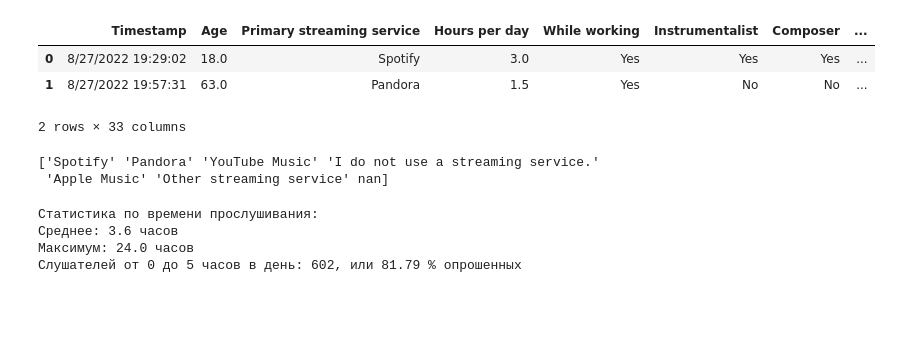
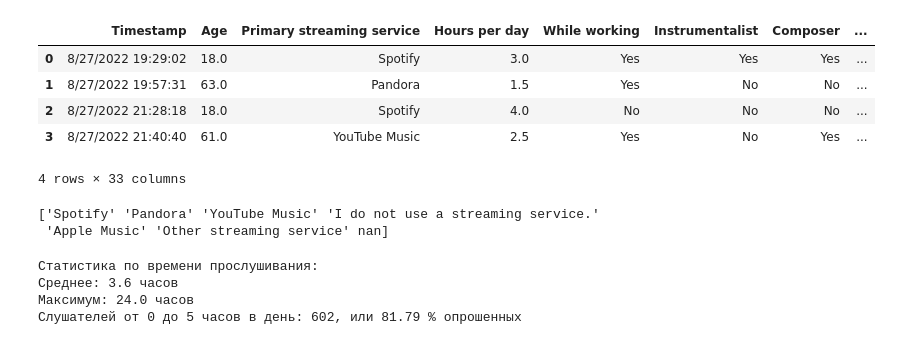
Before and after one commit to mikhailvasilevm/musical_dataset_analys, a Jupyter notebook: project.ipynb, the cells around one changed output. Drawn from its saved outputs; the diff is of its cells as text; code cells hidden in the pictures; blank space fills up the shorter version.

```diff
--- a/project.ipynb
+++ b/project.ipynb
@@ -4,12 +4,14 @@ import seaborn as sns
 # %%
 df = pd.read_csv(r'D:\task\mxmh_survey_results.csv')
 # %%
-df.head(2)
+df.head(4)
 # %% [output]
 |  | Timestamp | Age | Primary streaming service | Hours per day | While working | Instrumentalist | Composer | ... |
 | 0 | 8/27/2022 19:29:02 | 18.0 | Spotify | 3.0 | Yes | Yes | Yes | ... |
 | 1 | 8/27/2022 19:57:31 | 63.0 | Pandora | 1.5 | Yes | No | No | ... |
+| 2 | 8/27/2022 21:28:18 | 18.0 | Spotify | 4.0 | No | No | No | ... |
+| 3 | 8/27/2022 21:40:40 | 61.0 | YouTube Music | 2.5 | Yes | No | Yes | ... |
-2 rows × 33 columns
+4 rows × 33 columns
 # %%
 uniq_st = df['Primary streaming service'].unique()
 print(uniq_st)
```
Also changed, not shown: parts of 2 cells of this notebook.
